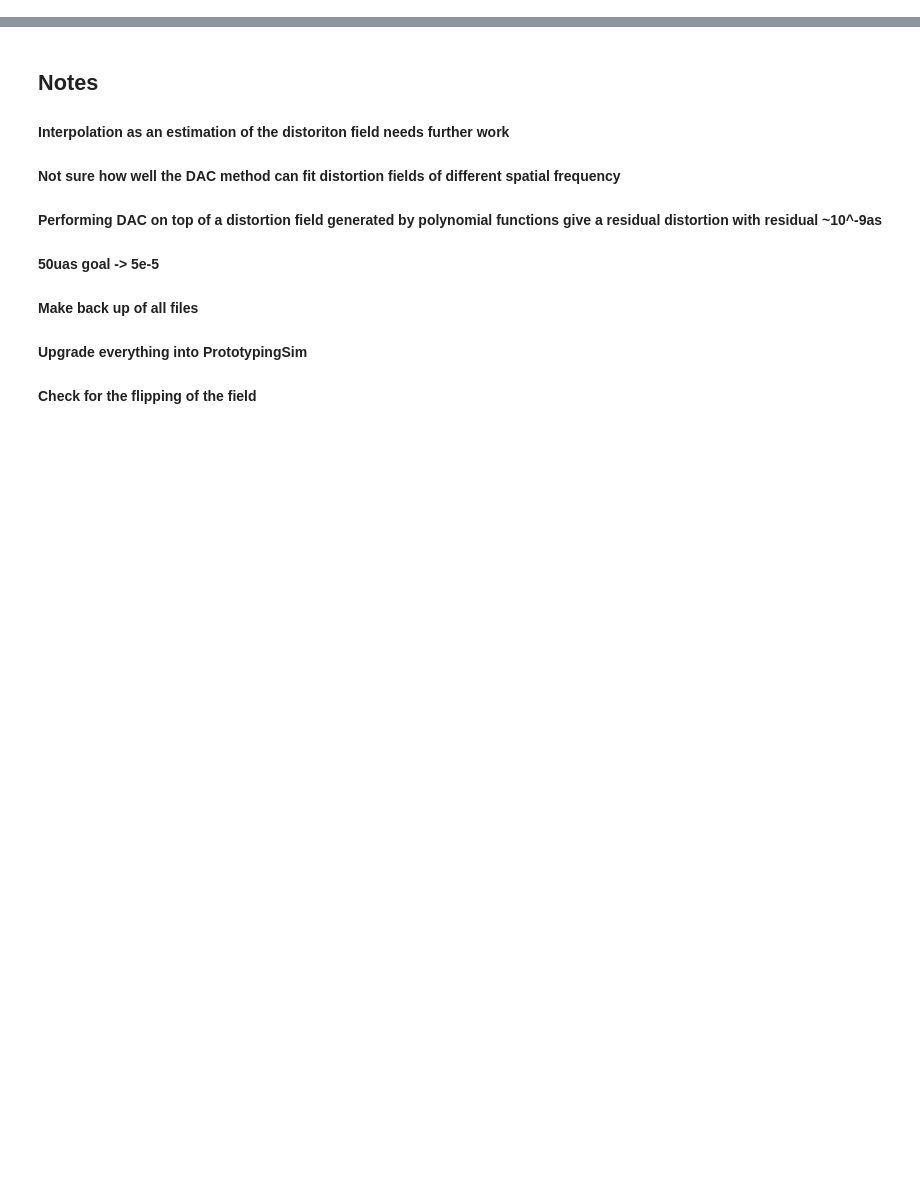
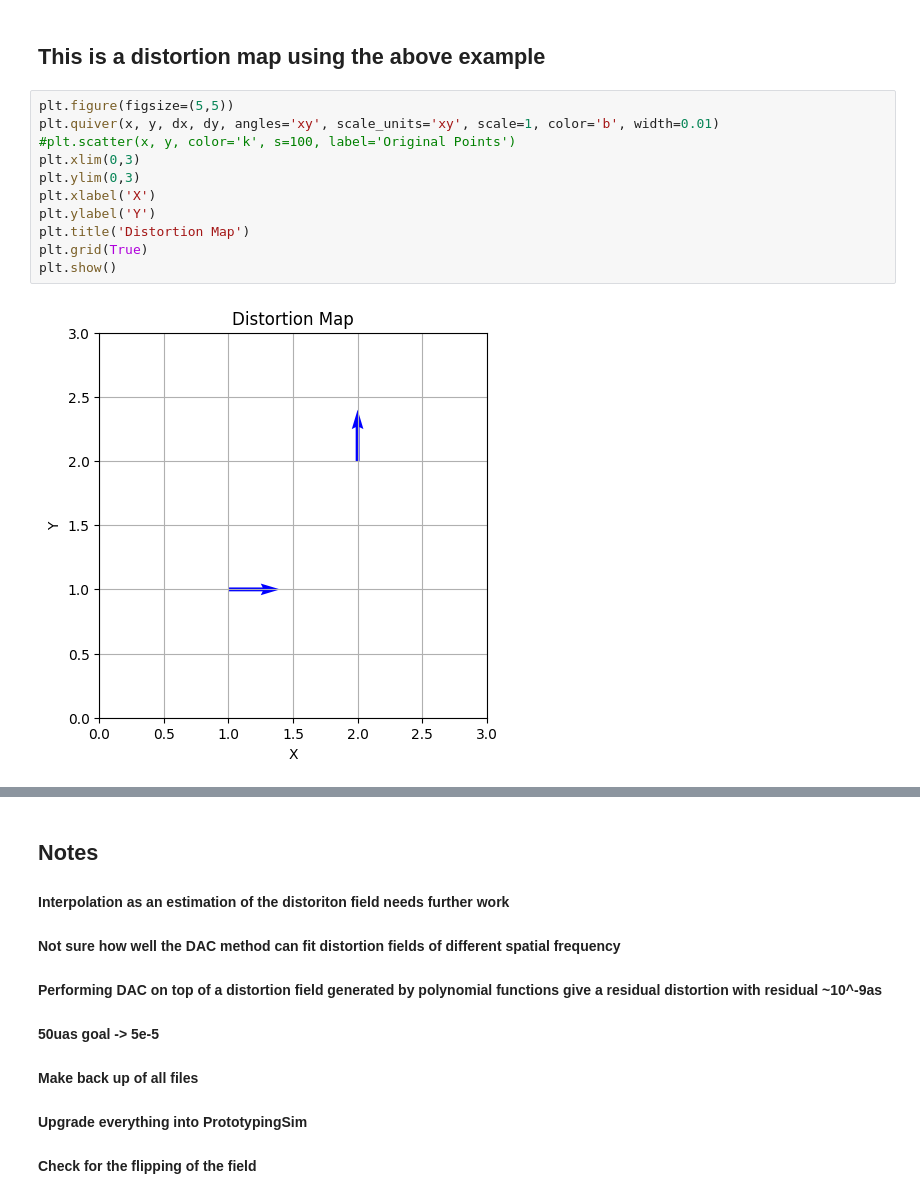
Before and after one commit to DendrobiNakamura/Astrometric-Calibration-Work, a Jupyter notebook: RecovDistortSim.ipynb, the cells around one changed output, grey strips where cells are left out. Drawn from its saved outputs; the diff is of its cells as text; blank space fills up the shorter version.

```diff
--- a/RecovDistortSim.ipynb
+++ b/RecovDistortSim.ipynb
@@ -30,0 +70,15 @@ sim = AstrocalibRead(data,corners,'C')
+# %% [markdown]
+## This is a distortion map using the above example
+# %%
+plt.figure(figsize=(5,5))
+plt.quiver(x, y, dx, dy, angles='xy', scale_units='xy', scale=1, color='b', width=0.01)
+#plt.scatter(x, y, color='k', s=100, label='Original Points')
+plt.xlim(0,3)
+plt.ylim(0,3)
+plt.xlabel('X')
+plt.ylabel('Y')
+plt.title('Distortion Map')
+plt.grid(True)
+plt.show()
+# %% [output]
+[figure, added]
```
Also changed, not shown: parts of 20 cells of this notebook, 1 other file.
